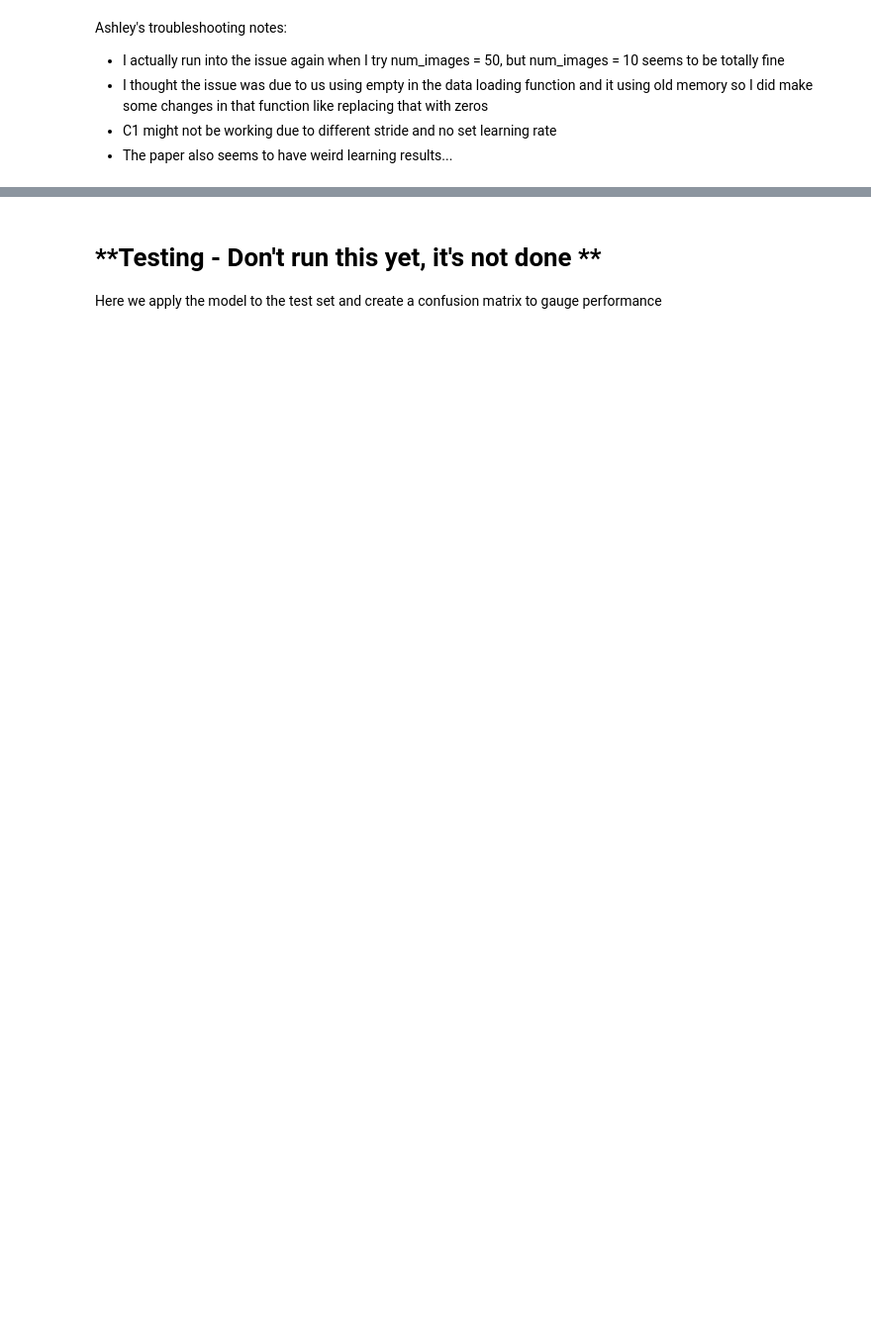
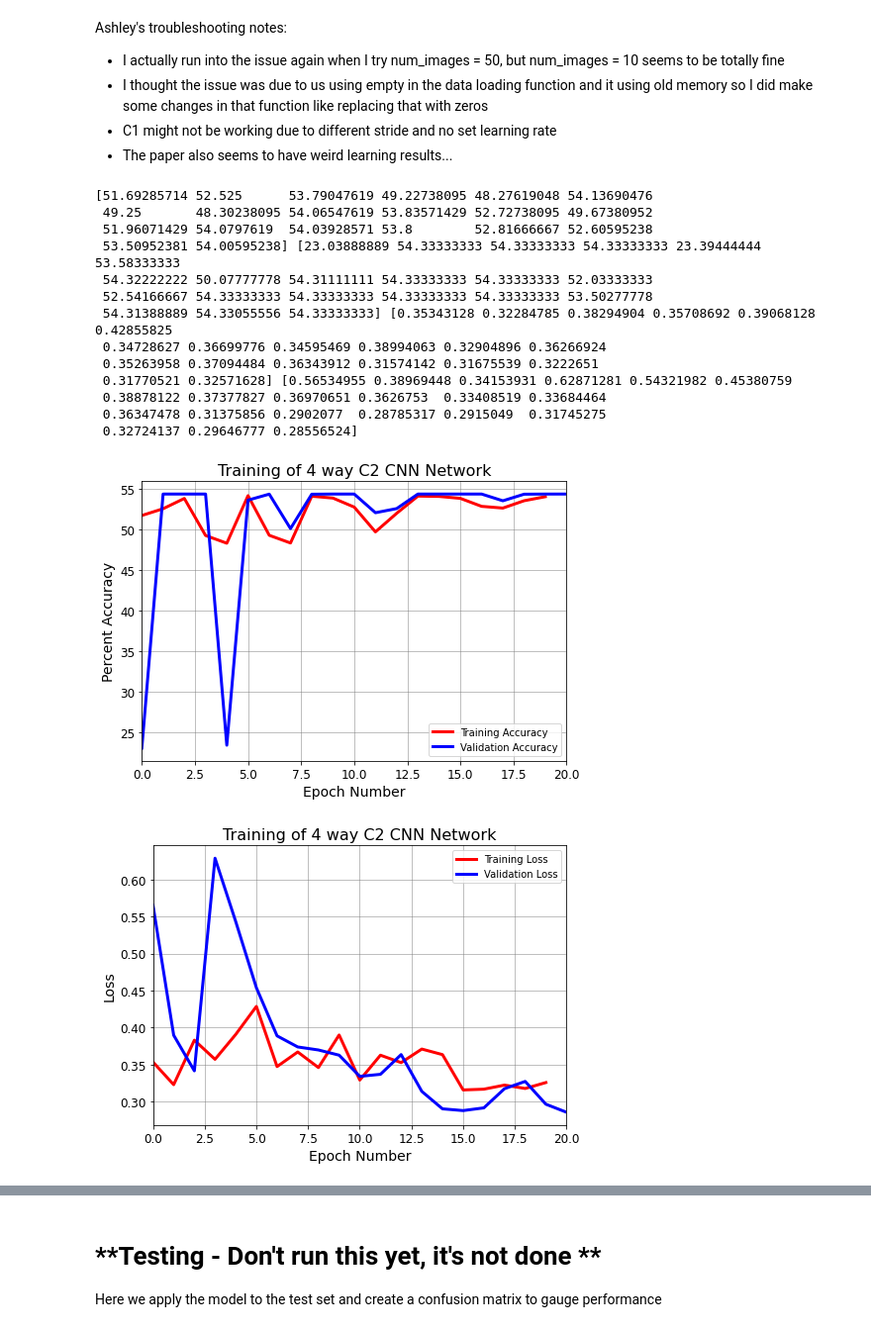
Before and after one commit to ashley-ferreira/PHYS449_FinalProject, a Jupyter notebook: Jordan_Copy_of_PyTorch_CNN_4way_TrainTest_Outline.ipynb, the cells around one changed output, grey strips where cells are left out. Shown at 99% size. Cells and saved outputs as stored; diff of their text form; code cells hidden in the pictures; blank space fills up the shorter version.

Commit message:
Continue testing of CNN to improve accuracy pass 55%. Modified learning rate, model training .train function moved into epoch for loop. input shape modified.

```diff
--- a/Jordan_Copy_of_PyTorch_CNN_4way_TrainTest_Outline.ipynb
+++ b/Jordan_Copy_of_PyTorch_CNN_4way_TrainTest_Outline.ipynb
@@ -258,7 +258,9 @@ elif network_to_train == 'C2':
   optimizer = torch.optim.Adam(cn_model.parameters(), lr=lr)
 # %%
 # define things that are the same for both notebooks
-loss_fn = torch.nn.CrossEntropyLoss()
+class_weight = torch.Tensor(np.array([2723, 7708, 3215, 388], dtype=np.float32)/14034).detach().to('cuda')
+loss_fn = torch.nn.CrossEntropyLoss(weight = class_weight)
+#loss_fn = torch.nn.CrossEntropyLoss()
 # %%
 # add some code here to reset weights if we run this a lot
 # %%
@@ -285,7 +287,7 @@ Sequential(
 )
 # %%
 #Train and test set
-dataset_size = 93#1403 # WHENEVER YOU SEE THIS LESS THAN 1403 IT'S ARTIFIFICALLY SMALL JUST TO TROUBLESHOOT CODE AND SHOULD NOT BE USED TO TRAIN
+dataset_size = 20#93#1403 # WHENEVER YOU SEE THIS LESS THAN 1403 IT'S ARTIFIFICALLY SMALL JUST TO TROUBLESHOOT CODE AND SHOULD NOT BE USED TO TRAIN
 train_split = 0.7
 test_split = 1 - train_split
 split_cutoff = int(dataset_size*train_split)
@@ -304,8 +306,9 @@ num_images = 150
 batch_size = num_images*40
 
 print('Model initialized and prepped, begin training...')
-cn_model.train()
+
 for epoch in range(n_epochs):
+    cn_model.train()
     print('epoch:', epoch+1)
 
     #VALIDATION FOR before any training! (just once)
@@ -317,7 +320,12 @@ for epoch in range(n_epochs):
         with torch.no_grad():
           for ii in range(np.shape(rand_test)[0]):
             im_valid, y_valid = data_batch(datafile_index=num_images*rand_test[ii], num_images=num_images)
-            im_valid = im_valid.reshape(im_valid.shape[2], 1, 100, 100)
+            im_valid = im_valid.reshape(100, 100, 1, im_valid.shape[2])
+            im_valid = im_valid.T
+
+            #print(np.shape(im_valid))
+            #plt.imshow(im_valid[0,0,:,:])
+            #plt.show()
 
             im_valid = im_valid.detach().to('cuda')
             y_valid = y_valid.detach().to('cuda')
@@ -364,7 +372,8 @@ for epoch in range(n_epochs):
       im, y = data_batch(datafile_index=num_images*rand_train[ii], num_images=num_images)
 
       # reshaping im to what we want (can do this as data output too)
-      im = im.reshape(im.shape[2], 1, 100, 100)
+      im = im.reshape(100, 100, 1, im.shape[2])
+      im = im.T
 
       im = im.detach().to('cuda')
       y = y.detach().to('cuda')
@@ -419,7 +428,8 @@ for epoch in range(n_epochs):
     with torch.no_grad():
       for ii in range(np.shape(rand_test)[0]):
         im_valid, y_valid = data_batch(datafile_index=num_images*rand_test[ii], num_images=num_images)
-        im_valid = im_valid.reshape(im_valid.shape[2], 1, 100, 100)
+        im_valid = im_valid.reshape(100, 100, 1, im_valid.shape[2])
+        im_valid = im_valid.T
 
         im_valid = im_valid.detach().to('cuda')
         y_valid = y_valid.detach().to('cuda')
@@ -482,7 +494,7 @@ Ashley's troubleshooting notes:
 - The paper also seems to have weird learning results...
 # %%
 train_acc = np.array(avg_epoch_acc_train)
-valid_acc = np.array(avg_epoch_acc_val)*100
+valid_acc = np.array(avg_epoch_acc_val)
 train_loss = np.array(avg_epoch_losses_train)
 valid_loss = np.array(avg_epoch_losses_val)
 
@@ -505,35 +517,51 @@ plt.legend(fontsize=10)
 plt.xlim(0, np.shape(train_acc)[0]) #set axis limits
 plt.grid(True, which='minor', color='gray', linestyle='--', linewidth=1, alpha=0.2) #set gridlines
 plt.grid(True, which='major', color='gray', linestyle='-', linewidth=1, alpha=0.5) #set gridlines
 plt.tight_layout()
-plt.savefig(CWD+'data/Jordan_C2_4way_Accuracy_plot_v2.png',dpi=300)
+plt.savefig(CWD+'data/Jordan_C2_4way_Accuracy_plot_v7.png',dpi=300)
 #plt.close() #Stops the figure from being shown
 plt.show() #display the figure
 
 
 
 #Plot loss results:
 plt.figure(figsize=(7,5)) #set plot size
 
 plt.plot(range(np.shape(train_loss)[0]), train_loss, label='Training Loss',
              linestyle='-', color='red', linewidth=3)
 plt.plot(range(np.shape(valid_loss)[0]), valid_loss, label='Validation Loss',
              linestyle='-', color='blue', linewidth=3)
 
 plt.yticks(fontsize=12, rotation=0) #adjust axis tick numbers font size
 plt.xticks(fontsize=12, rotation=0) #adjust axis tick numbers font size
 plt.xlabel('Epoch Number', fontsize=14) #set axis label
 plt.ylabel('Loss', fontsize=14) #set axis label
 plt.title('Training of 4 way C2 CNN Network', fontsize=16) #set title
 plt.legend(fontsize=10)
 plt.xlim(0, np.shape(train_acc)[0]) #set axis limits
 plt.grid(True, which='minor', color='gray', linestyle='--', linewidth=1, alpha=0.2) #set gridlines
 plt.grid(True, which='major', color='gray', linestyle='-', linewidth=1, alpha=0.5) #set gridlines
 plt.tight_layout()
 #plt.yscale('log')
-plt.savefig(CWD+'data/Jordan_C2_4way_Loss_plot_v2_1.png',dpi=300)
+plt.savefig(CWD+'data/Jordan_C2_4way_Loss_plot_v7.png',dpi=300)
 #plt.close() #Stops the figure from being shown
 plt.show() #display the figure
+# %% [output]
+[51.69285714 52.525      53.79047619 49.22738095 48.27619048 54.13690476
+ 49.25       48.30238095 54.06547619 53.83571429 52.72738095 49.67380952
+ 51.96071429 54.0797619  54.03928571 53.8        52.81666667 52.60595238
+ 53.50952381 54.00595238] [23.03888889 54.33333333 54.33333333 54.33333333 23.39444444 53.58333333
+ 54.32222222 50.07777778 54.31111111 54.33333333 54.33333333 52.03333333
+ 52.54166667 54.33333333 54.33333333 54.33333333 54.33333333 53.50277778
+ 54.31388889 54.33055556 54.33333333] [0.35343128 0.32284785 0.38294904 0.35708692 0.39068128 0.42855825
+ 0.34728627 0.36699776 0.34595469 0.38994063 0.32904896 0.36266924
+ 0.35263958 0.37094484 0.36343912 0.31574142 0.31675539 0.3222651
+ 0.31770521 0.32571628] [0.56534955 0.38969448 0.34153931 0.62871281 0.54321982 0.45380759
+ 0.38878122 0.37377827 0.36970651 0.3626753  0.33408519 0.33684464
+ 0.36347478 0.31375856 0.2902077  0.28785317 0.2915049  0.31745275
+ 0.32724137 0.29646777 0.28556524]
+[figure, added]
+[figure, added]
 # %%
 # save model itself
 #torch.save(cn_model.state_dict(), CWD+'data/test_model1_jordan')#, CWD + 'Notebooks/models/')
```
Also changed, not shown: parts of 5 cells of this notebook.
